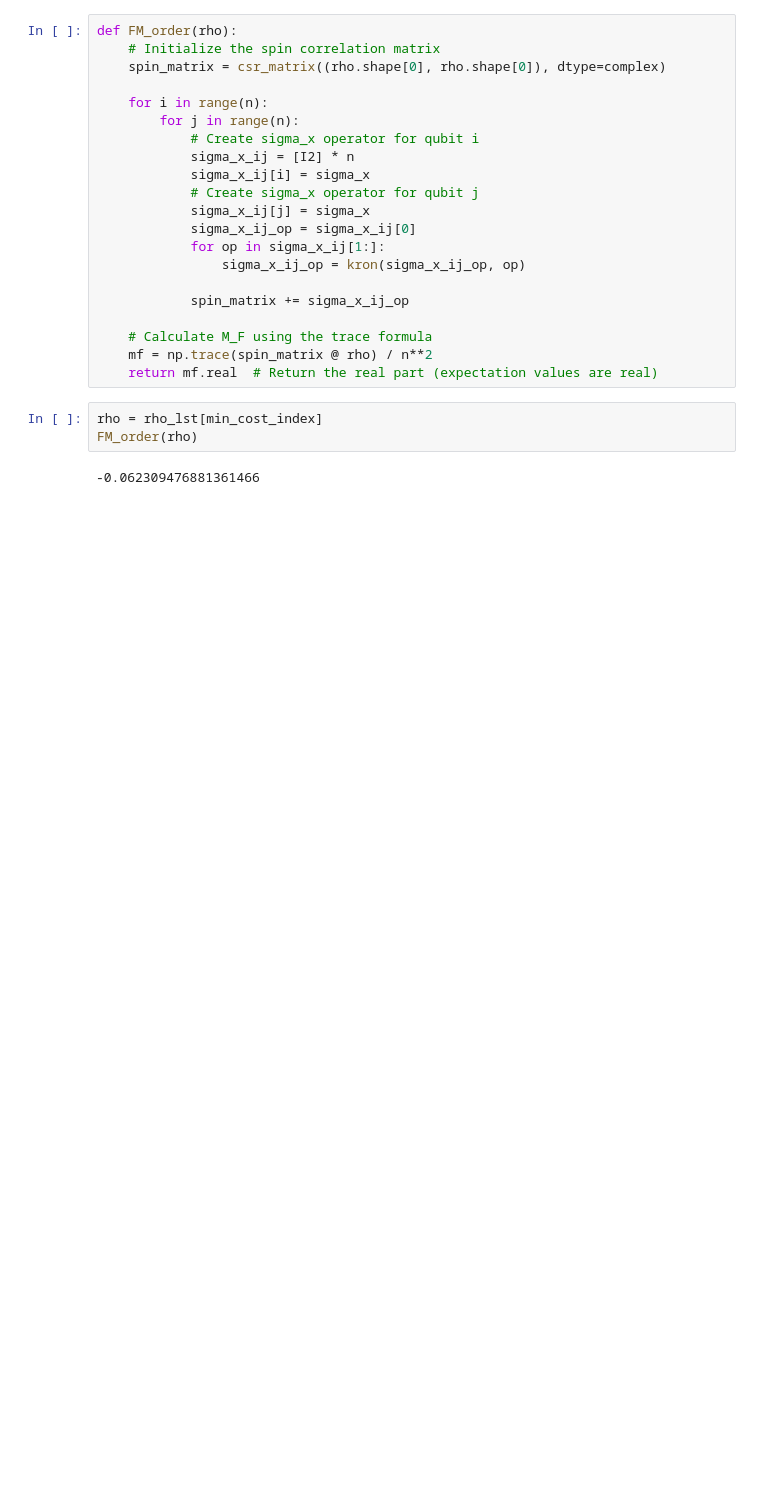
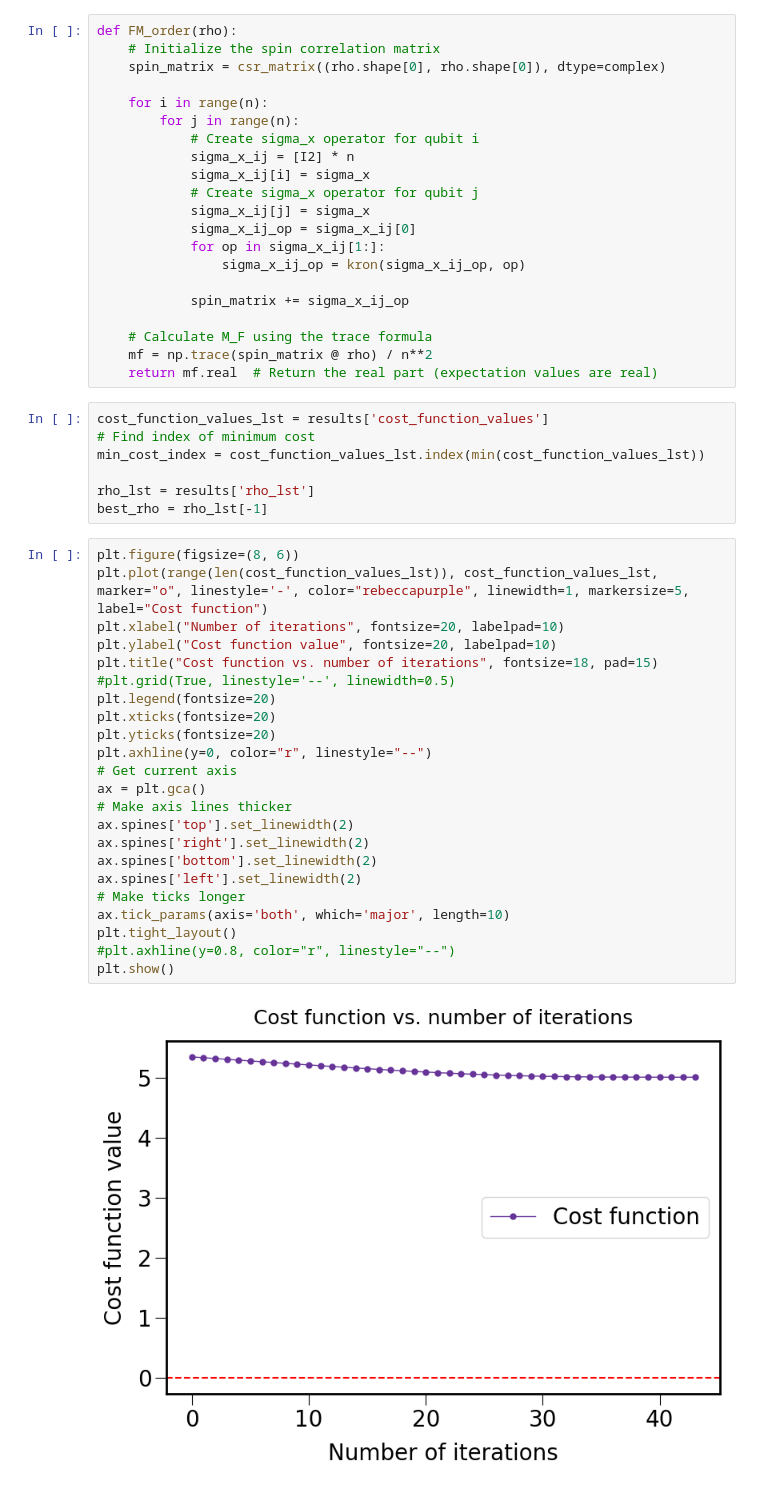
Before and after one commit to psasanka1729/VQA, a Jupyter notebook: Ising_infinite_range_variational_circuit.ipynb, the cells around one changed output. Saved outputs shown, nothing was run; the diff lists cells and outputs as text; blank space fills up the shorter version.

```diff
--- a/Ising_infinite_range_variational_circuit.ipynb
+++ b/Ising_infinite_range_variational_circuit.ipynb
@@ -499,8 +963,35 @@ def FM_order(rho):
     # Calculate M_F using the trace formula
     mf = np.trace(spin_matrix @ rho) / n**2
     return mf.real  # Return the real part (expectation values are real)
-# %%
-rho = rho_lst[min_cost_index]
-FM_order(rho)
-# %% [output]
--0.062309476881361466
+# %%
+cost_function_values_lst = results['cost_function_values']
+# Find index of minimum cost
+min_cost_index = cost_function_values_lst.index(min(cost_function_values_lst))
+
+rho_lst = results['rho_lst']
+best_rho = rho_lst[-1]
+# %%
+plt.figure(figsize=(8, 6))
+plt.plot(range(len(cost_function_values_lst)), cost_function_values_lst, marker="o", linestyle='-', color="rebeccapurple", linewidth=1, markersize=5, label="Cost function")
+plt.xlabel("Number of iterations", fontsize=20, labelpad=10)
+plt.ylabel("Cost function value", fontsize=20, labelpad=10)
+plt.title("Cost function vs. number of iterations", fontsize=18, pad=15)
+#plt.grid(True, linestyle='--', linewidth=0.5)
+plt.legend(fontsize=20)
+plt.xticks(fontsize=20)
+plt.yticks(fontsize=20)
+plt.axhline(y=0, color="r", linestyle="--")
+# Get current axis
+ax = plt.gca()
+# Make axis lines thicker
+ax.spines['top'].set_linewidth(2)
+ax.spines['right'].set_linewidth(2)
+ax.spines['bottom'].set_linewidth(2)
+ax.spines['left'].set_linewidth(2)
+# Make ticks longer
+ax.tick_params(axis='both', which='major', length=10)
+plt.tight_layout()
+#plt.axhline(y=0.8, color="r", linestyle="--")
+plt.show()
+# %% [output]
+[figure, added]
```
Also changed, not shown: parts of 28 cells of this notebook, 1 other file.
